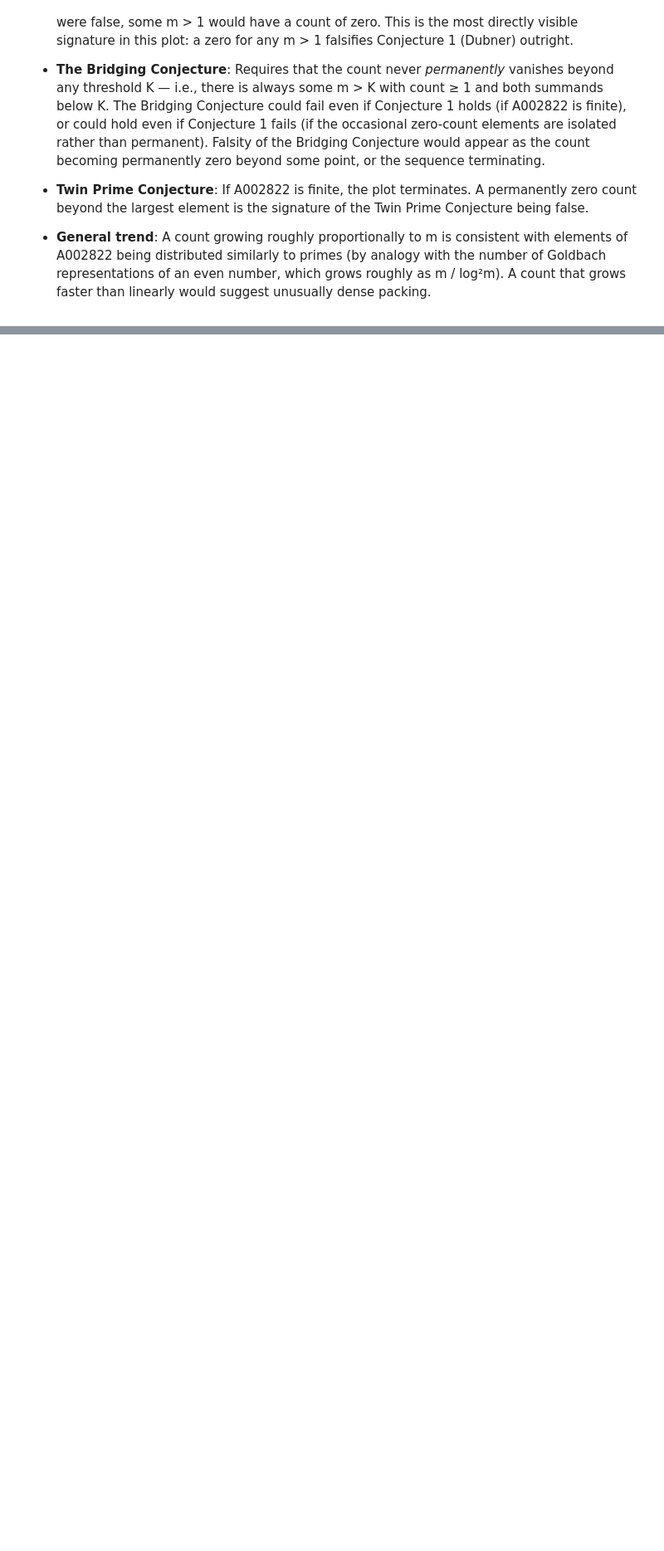
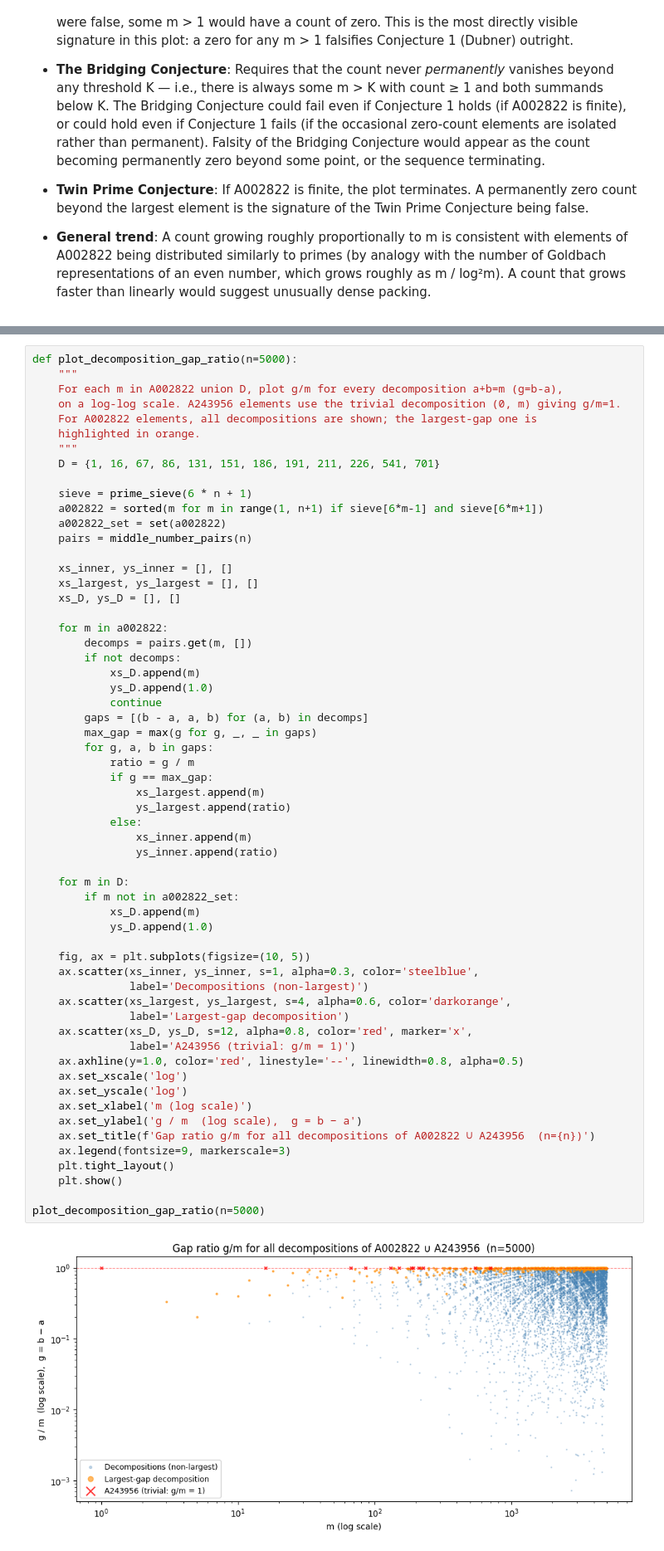
Before and after one commit to wildducktheories/twin-primes, a Jupyter notebook: notebook/twin-primes.ipynb, the cells around one changed output, grey strips where cells are left out. Shown at 83% size. Saved outputs shown, nothing was run; the diff lists cells and outputs as text; blank space fills up the shorter version.

```diff
--- a/notebook/twin-primes.ipynb
+++ b/notebook/twin-primes.ipynb
@@ -1343,3 +326,64 @@ def plot_decomposition_count(n=10000):
 plot_decomposition_count()
 # %% [output]
 [figure]
+# %%
+def plot_decomposition_gap_ratio(n=5000):
+    """
+    For each m in A002822 union D, plot g/m for every decomposition a+b=m (g=b-a),
+    on a log-log scale. A243956 elements use the trivial decomposition (0, m) giving g/m=1.
+    For A002822 elements, all decompositions are shown; the largest-gap one is
+    highlighted in orange.
+    """
+    D = {1, 16, 67, 86, 131, 151, 186, 191, 211, 226, 541, 701}
+
+    sieve = prime_sieve(6 * n + 1)
+    a002822 = sorted(m for m in range(1, n+1) if sieve[6*m-1] and sieve[6*m+1])
+    a002822_set = set(a002822)
+    pairs = middle_number_pairs(n)
+
+    xs_inner, ys_inner = [], []
+    xs_largest, ys_largest = [], []
+    xs_D, ys_D = [], []
+
+    for m in a002822:
+        decomps = pairs.get(m, [])
+        if not decomps:
+            xs_D.append(m)
+            ys_D.append(1.0)
+            continue
+        gaps = [(b - a, a, b) for (a, b) in decomps]
+        max_gap = max(g for g, _, _ in gaps)
+        for g, a, b in gaps:
+            ratio = g / m
+            if g == max_gap:
+                xs_largest.append(m)
+                ys_largest.append(ratio)
+            else:
+                xs_inner.append(m)
+                ys_inner.append(ratio)
+
+    for m in D:
+        if m not in a002822_set:
+            xs_D.append(m)
+            ys_D.append(1.0)
+
+    fig, ax = plt.subplots(figsize=(10, 5))
+    ax.scatter(xs_inner, ys_inner, s=1, alpha=0.3, color='steelblue',
+               label='Decompositions (non-largest)')
+    ax.scatter(xs_largest, ys_largest, s=4, alpha=0.6, color='darkorange',
+               label='Largest-gap decomposition')
+    ax.scatter(xs_D, ys_D, s=12, alpha=0.8, color='red', marker='x',
+               label='A243956 (trivial: g/m = 1)')
+    ax.axhline(y=1.0, color='red', linestyle='--', linewidth=0.8, alpha=0.5)
+    ax.set_xscale('log')
+    ax.set_yscale('log')
+    ax.set_xlabel('m (log scale)')
+    ax.set_ylabel('g / m  (log scale),  g = b − a')
+    ax.set_title(f'Gap ratio g/m for all decompositions of A002822 ∪ A243956  (n={n})')
+    ax.legend(fontsize=9, markerscale=3)
+    plt.tight_layout()
+    plt.show()
+
+plot_decomposition_gap_ratio(n=5000)
+# %% [output]
+[figure, added]
```
Also changed, not shown: parts of 22 cells of this notebook, 1 other file.
